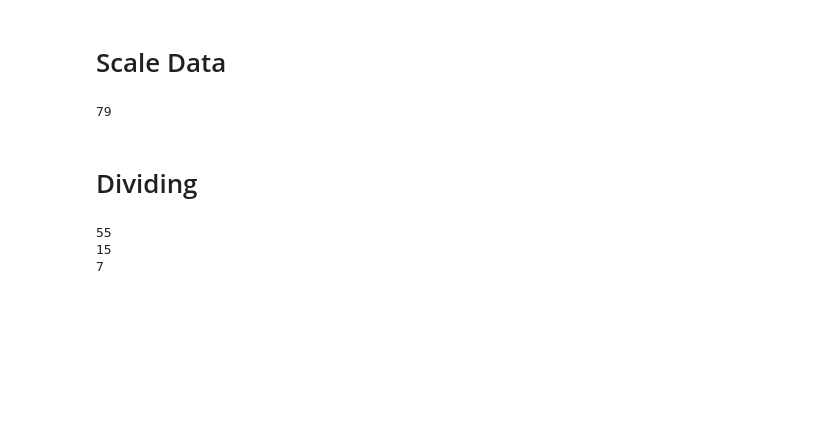
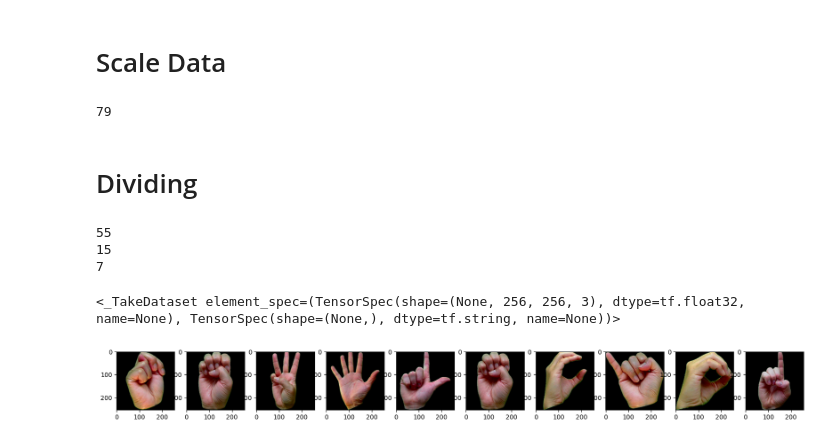
Before and after one commit to QuiqueCov/Maestria, a Jupyter notebook: ASL.ipynb, the cells around one changed output. Cells and saved outputs as stored; diff of their text form; code cells hidden in the pictures; blank space fills up the shorter version.

Commit message:
Divided in Test, train and validate

```diff
--- a/ASL.ipynb
+++ b/ASL.ipynb
@@ -209,3 +209,24 @@ print(test_size) # 7*32
 55
 15
 7
+# %%
+train = data.take(train_size)
+val = data.skip(train_size).take(val_size)
+test = data.skip(train_size+val_size).take(test_size)
+# %%
+train
+# %% [output]
+<_TakeDataset element_spec=(TensorSpec(shape=(None, 256, 256, 3), dtype=tf.float32, name=None), TensorSpec(shape=(None,), dtype=tf.string, name=None))>
+# %%
+fig, ax = plt.subplots(ncols=10, figsize=(20,20))
+# Convert 'train' to an iterator to access its elements
+train_iterator = train.as_numpy_iterator()
+# Get the first batch of data from the iterator
+train_batch = train_iterator.next()
+# Iterate through the images and labels within the batch
+for idx, img in enumerate(train_batch[0][:10]):
+    ax[idx].imshow(img.astype(int))
+    ax[idx].title.set_text(train_batch[1][idx])  # this is how i can stract the labels
+plt.show() # Add this line to display the plot
+# %% [output]
+[figure, added]
```
Also changed, not shown: parts of 3 cells of this notebook.
